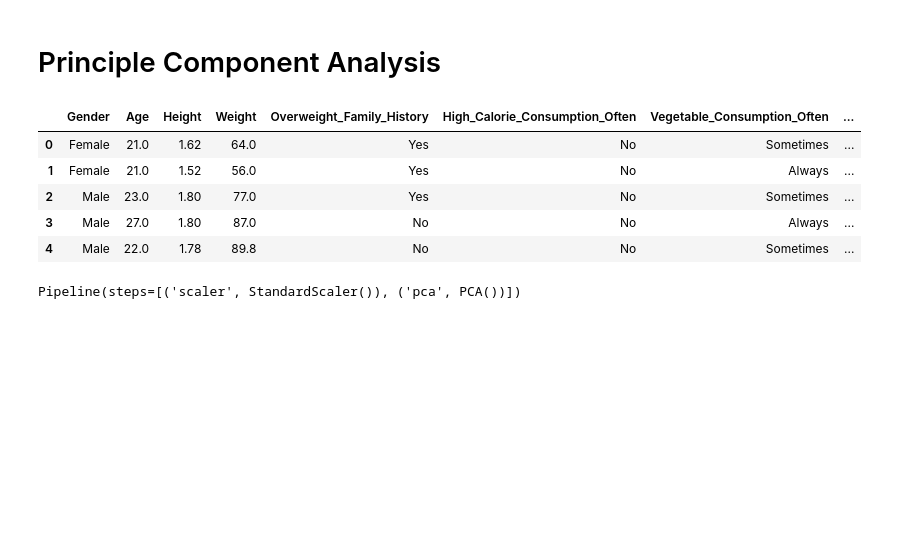
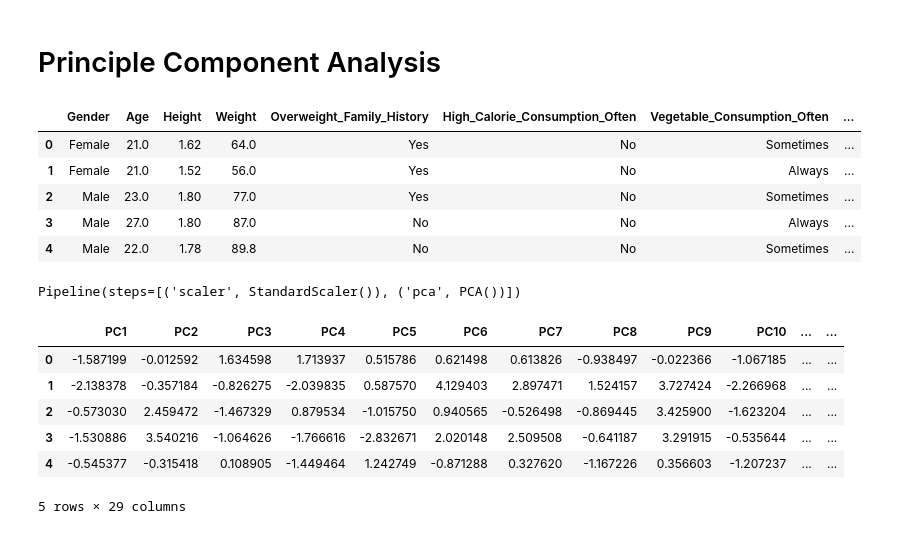
Before and after one commit to natalieseah/MLFinalProject, a Jupyter notebook: DS6021_FinalProject.ipynb, the cells around one changed output. Saved outputs shown, nothing was run; the diff lists cells and outputs as text; code cells hidden in the pictures; blank space fills up the shorter version.

```diff
--- a/DS6021_FinalProject.ipynb
+++ b/DS6021_FinalProject.ipynb
@@ -1615 +1617,7 @@ fig_corr_PC.show()
+# %%
+X_pca_scores = pca_pipe.transform(X)
+pc_cols = [f"PC{i}" for i in range(1, n_components + 1)]
+
+scores_df = pd.DataFrame(X_pca_scores, columns=pc_cols)
+scores_df["BMI (kg/m2)"] = y
 # %%
@@ -1616,0 +1630,10 @@ y = pca_df['BMI (kg/m2)']
+# %%
+scores_df.head()
+# %% [output]
+|  | PC1 | PC2 | PC3 | PC4 | PC5 | PC6 | PC7 | PC8 | PC9 | PC10 | ... | ... |
+| 0 | -1.587199 | -0.012592 | 1.634598 | 1.713937 | 0.515786 | 0.621498 | 0.613826 | -0.938497 | -0.022366 | -1.067185 | ... | ... |
+| 1 | -2.138378 | -0.357184 | -0.826275 | -2.039835 | 0.587570 | 4.129403 | 2.897471 | 1.524157 | 3.727424 | -2.266968 | ... | ... |
+| 2 | -0.573030 | 2.459472 | -1.467329 | 0.879534 | -1.015750 | 0.940565 | -0.526498 | -0.869445 | 3.425900 | -1.623204 | ... | ... |
+| 3 | -1.530886 | 3.540216 | -1.064626 | -1.766616 | -2.832671 | 2.020148 | 2.509508 | -0.641187 | 3.291915 | -0.535644 | ... | ... |
+| 4 | -0.545377 | -0.315418 | 0.108905 | -1.449464 | 1.242749 | -0.871288 | 0.327620 | -1.167226 | 0.356603 | -1.207237 | ... | ... |
+5 rows × 29 columns
```
Also changed, not shown: parts of 5 cells of this notebook.
